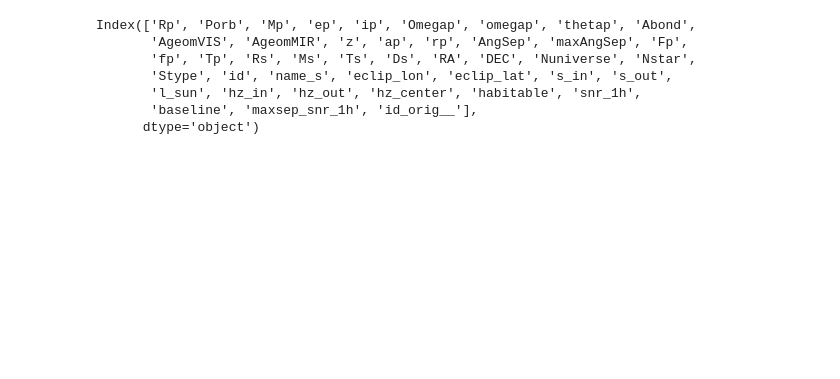
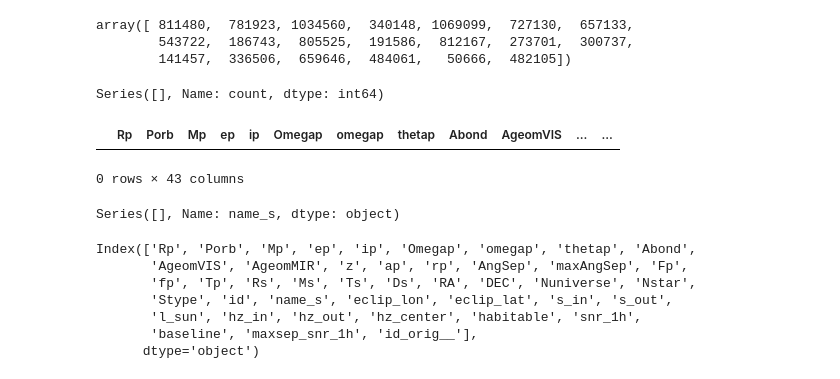
Before and after one commit to mwanakijiji/life_detectors, a Jupyter notebook: notebooks/dev_psg_config_file_generator.ipynb, the cells around one changed output. Cells and saved outputs as stored; diff of their text form; code cells hidden in the pictures; blank space fills up the shorter version.

```diff
--- a/notebooks/dev_psg_config_file_generator.ipynb
+++ b/notebooks/dev_psg_config_file_generator.ipynb
@@ -35,6 +38,27 @@ def write_psg_template(path, data):
 # read in the planet population file
 
 df_planet_population = pd.read_csv(file_name_planet_population, skiprows=1, delim_whitespace=True)
+# %%
+df_planet_population['id_orig__'].unique()
+# %% [output]
+array([ 811480,  781923, 1034560,  340148, 1069099,  727130,  657133,
+        543722,  186743,  805525,  191586,  812167,  273701,  300737,
+        141457,  336506,  659646,  484061,   50666,  482105])
+# %%
+dupes = df_planet_population['id_orig__'].value_counts()
+print(dupes[dupes > 1])
+
+dup_ids = dupes[dupes > 1].index
+df_planet_population[df_planet_population['id_orig__'].isin(dup_ids)]
+# %% [output]
+Series([], Name: count, dtype: int64)
+|  | Rp | Porb | Mp | ep | ip | Omegap | omegap | thetap | Abond | AgeomVIS | ... | ... |
+0 rows × 43 columns
+# %%
+df_planet_population[df_planet_population['id_orig__']==324159]
+df_planet_population[df_planet_population['id_orig__']==324159]['name_s']
+# %% [output]
+Series([], Name: name_s, dtype: object)
 # %%
 df_planet_population.keys()
 # %% [output]
```
Also changed, not shown: parts of 7 cells of this notebook, 2 other files.
